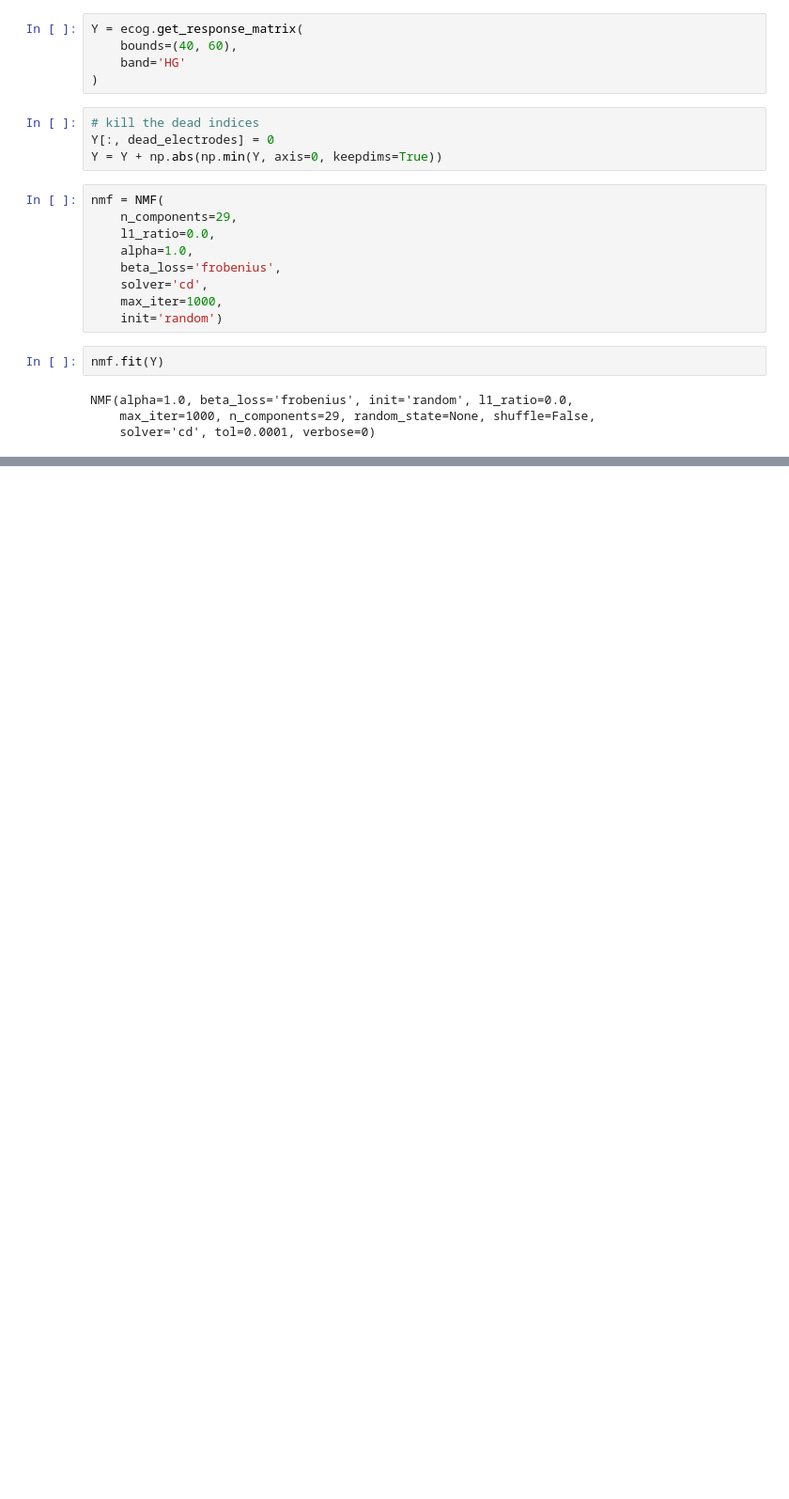
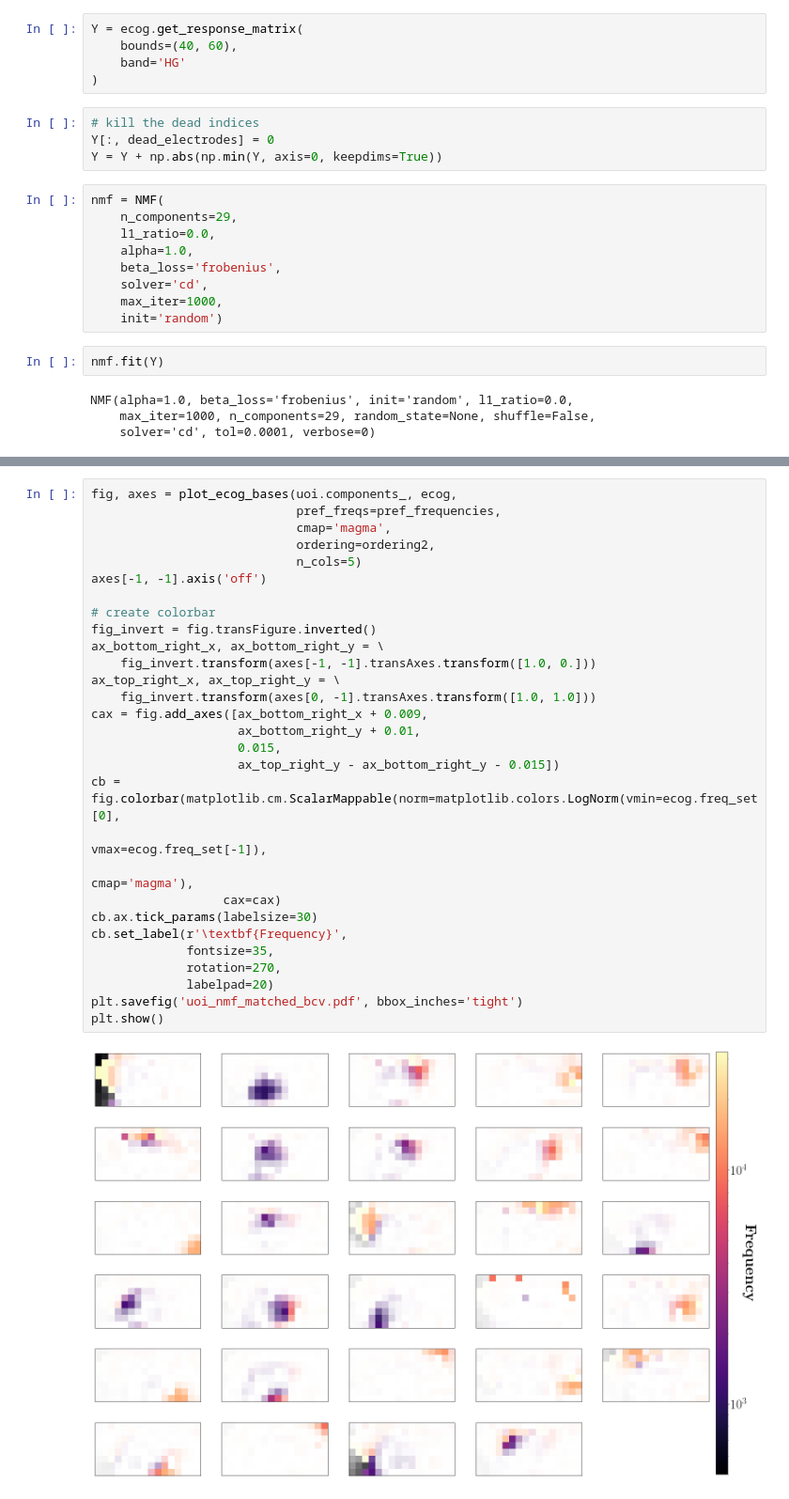
Before and after one commit to BouchardLab/neuroinference, a Jupyter notebook: notebooks/dimensionality_reduction/nmf_analysis.ipynb, the cells around one changed output, grey strips where cells are left out. Shown at 94% size. Drawn from its saved outputs; the diff is of its cells as text; blank space fills up the shorter version.

```diff
--- a/notebooks/dimensionality_reduction/nmf_analysis.ipynb
+++ b/notebooks/dimensionality_reduction/nmf_analysis.ipynb
@@ -105,0 +168,31 @@ ax_bottom_right_y
+# %%
+fig, axes = plot_ecog_bases(uoi.components_, ecog,
+                            pref_freqs=pref_frequencies,
+                            cmap='magma',
+                            ordering=ordering2,
+                            n_cols=5)
+axes[-1, -1].axis('off')
+
+# create colorbar
+fig_invert = fig.transFigure.inverted()
+ax_bottom_right_x, ax_bottom_right_y = \
+    fig_invert.transform(axes[-1, -1].transAxes.transform([1.0, 0.]))
+ax_top_right_x, ax_top_right_y = \
+    fig_invert.transform(axes[0, -1].transAxes.transform([1.0, 1.0]))
+cax = fig.add_axes([ax_bottom_right_x + 0.009,
+                    ax_bottom_right_y + 0.01,
+                    0.015,
+                    ax_top_right_y - ax_bottom_right_y - 0.015])
+cb = fig.colorbar(matplotlib.cm.ScalarMappable(norm=matplotlib.colors.LogNorm(vmin=ecog.freq_set[0],
+                                                                              vmax=ecog.freq_set[-1]),
+                                                                              cmap='magma'),
+                  cax=cax)
+cb.ax.tick_params(labelsize=30)
+cb.set_label(r'\textbf{Frequency}',
+             fontsize=35,
+             rotation=270,
+             labelpad=20)
+plt.savefig('uoi_nmf_matched_bcv.pdf', bbox_inches='tight')
+plt.show()
+# %% [output]
+[figure, added]
```
Also changed, not shown: parts of 17 cells of this notebook, 1 other file.
